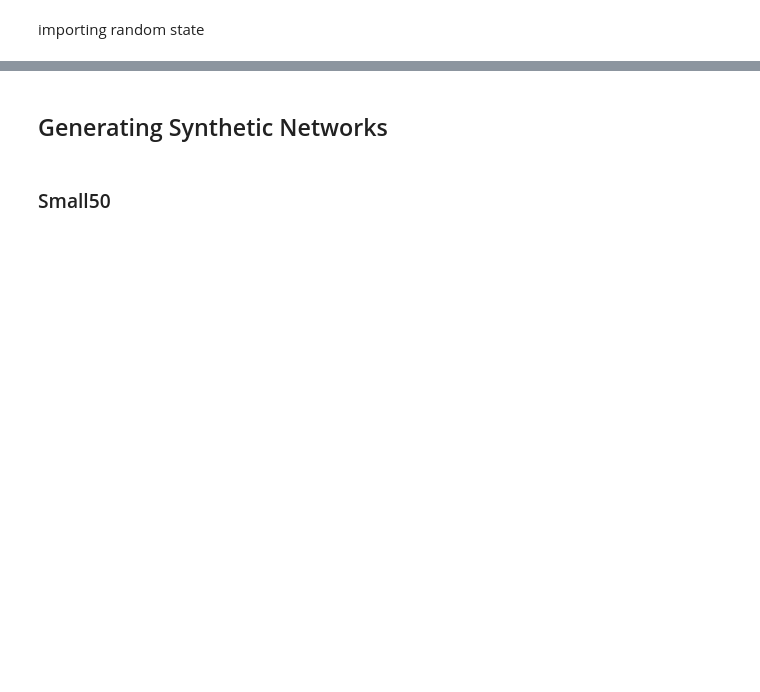
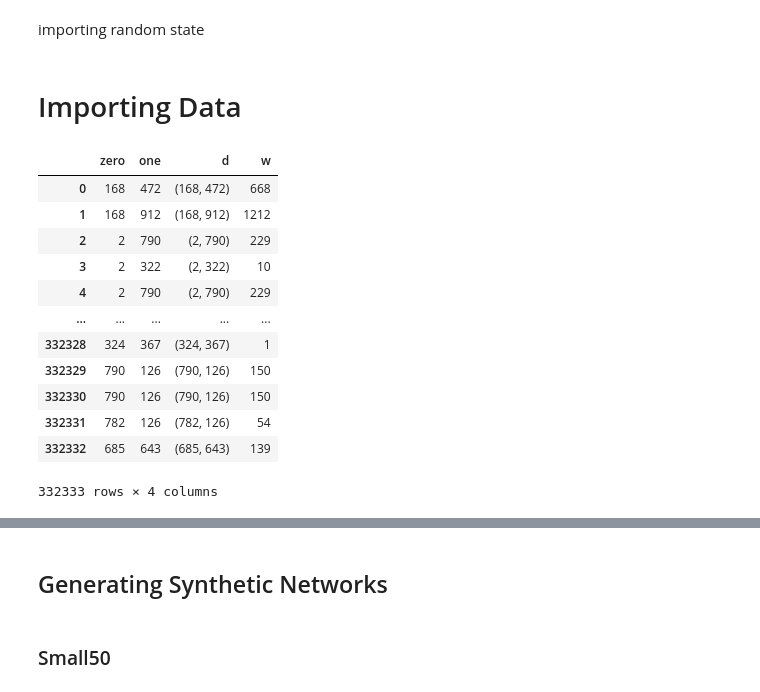
Before and after one commit to felipefbcintra/Bachelor-End-Project, a Jupyter notebook: Generating_Synth_Net.ipynb, the cells around one changed output, grey strips where cells are left out. Cells and saved outputs as stored; diff of their text form; code cells hidden in the pictures; blank space fills up the shorter version.

```diff
--- a/Generating_Synth_Net.ipynb
+++ b/Generating_Synth_Net.ipynb
@@ -25,3 +25,5 @@ def save_random_state():
             fp.write("%s\n" % item)
 # %%
 save_random_state()
+# %% [markdown]
+# Importing Data
@@ -49,3 +60,31 @@ def import_random_state():
     return tuple(params)
 # %%
 np.random.set_state(import_random_state())
+# %%
+data = pd.read_csv(r"data\email-Eu-core-temporal.txt.gz")
+data = data.map(str.split)
+series_d, series_0,  series_1, t = data.map(lambda x:(x[0], x[1])).values.flatten(),data.map(lambda x:x[0]).values.flatten(), data.map(lambda x:x[1]).values.flatten(), data.map(lambda x:x[2]).values.flatten()
+
+series_d = pd.Series(series_d)
+wt = pd.Series(series_d).value_counts()
+
+
+to_integer = np.vectorize(int)
+edges = pd.DataFrame({"zero": to_integer(series_0), "one": to_integer(series_1), "d": series_d, "w": series_d.map(lambda x: wt[x])})
+
+
+edges
+# %% [output]
+|  | zero | one | d | w |
+| 0 | 168 | 472 | (168, 472) | 668 |
+| 1 | 168 | 912 | (168, 912) | 1212 |
+| 2 | 2 | 790 | (2, 790) | 229 |
+| 3 | 2 | 322 | (2, 322) | 10 |
+| 4 | 2 | 790 | (2, 790) | 229 |
+| ... | ... | ... | ... | ... |
+| 332328 | 324 | 367 | (324, 367) | 1 |
+| 332329 | 790 | 126 | (790, 126) | 150 |
+| 332330 | 790 | 126 | (790, 126) | 150 |
+| 332331 | 782 | 126 | (782, 126) | 54 |
+| 332332 | 685 | 643 | (685, 643) | 139 |
+332333 rows × 4 columns
```
Also changed, not shown: parts of 29 cells of this notebook, 6 other files.
